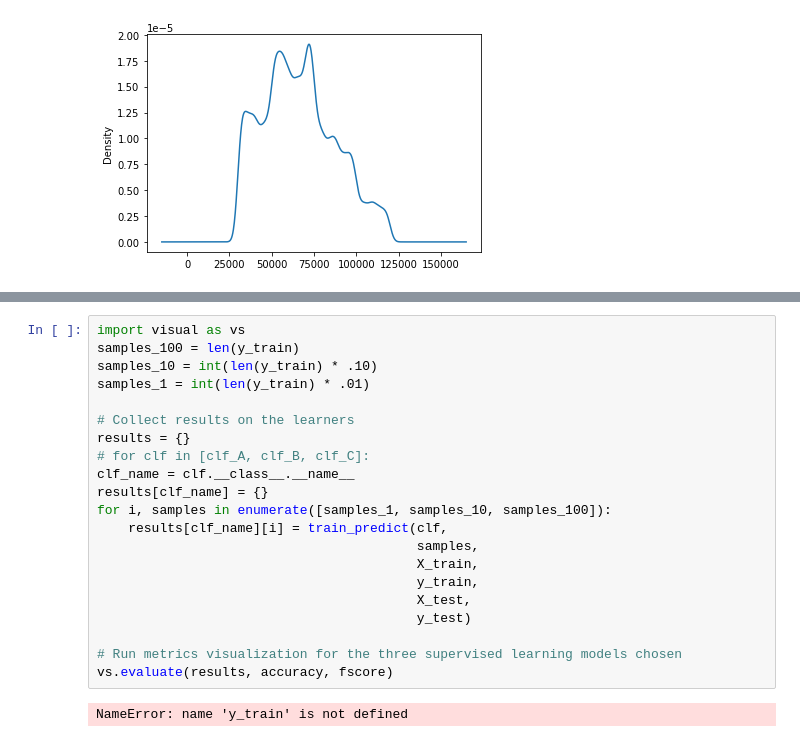
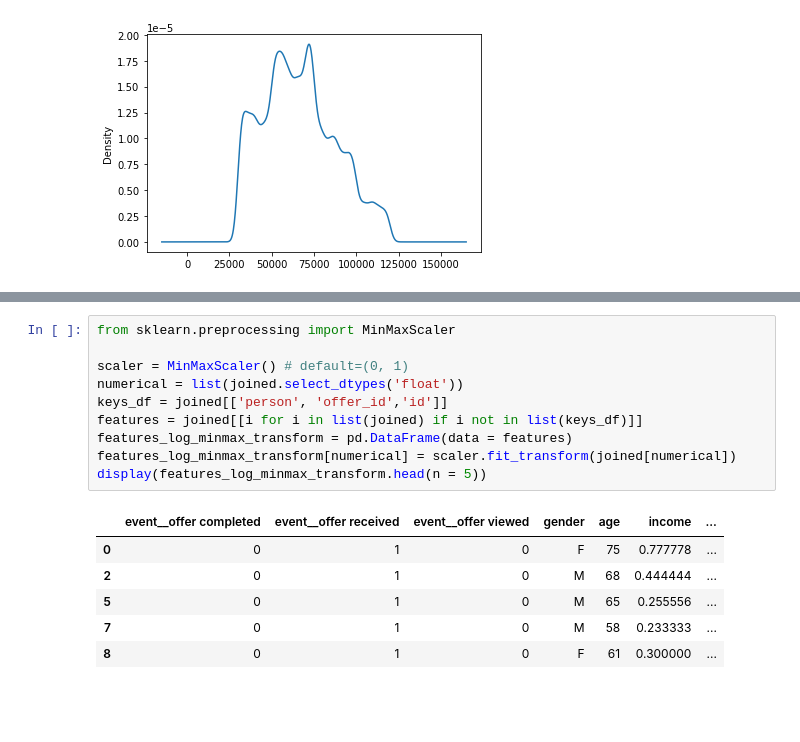
Before and after one commit to jmnickerson05/udacity_starbucks_capstone, a Jupyter notebook: Starbucks_Capstone_notebook.ipynb, the cells around one changed output, grey strips where cells are left out. Cells and saved outputs as stored; diff of their text form; blank space fills up the shorter version.

```diff
--- a/Starbucks_Capstone_notebook.ipynb
+++ b/Starbucks_Capstone_notebook.ipynb
@@ -464,23 +417,17 @@ def train_predict(learner, sample_size, X_train, y_train, X_test, y_test):
-# %%
-import visual as vs
-samples_100 = len(y_train)
-samples_10 = int(len(y_train) * .10)
-samples_1 = int(len(y_train) * .01)
-
-# Collect results on the learners
-results = {}
-# for clf in [clf_A, clf_B, clf_C]:
-clf_name = clf.__class__.__name__
-results[clf_name] = {}
-for i, samples in enumerate([samples_1, samples_10, samples_100]):
-    results[clf_name][i] = train_predict(clf,
-                                         samples,
-                                         X_train,
-                                         y_train,
-                                         X_test,
-                                         y_test)
-
-# Run metrics visualization for the three supervised learning models chosen
-vs.evaluate(results, accuracy, fscore)
-# %% [output]
-NameError: name 'y_train' is not defined
+# %%
+from sklearn.preprocessing import MinMaxScaler
+
+scaler = MinMaxScaler() # default=(0, 1)
+numerical = list(joined.select_dtypes('float'))
+keys_df = joined[['person', 'offer_id','id']]
+features = joined[[i for i in list(joined) if i not in list(keys_df)]]
+features_log_minmax_transform = pd.DataFrame(data = features)
+features_log_minmax_transform[numerical] = scaler.fit_transform(joined[numerical])
+display(features_log_minmax_transform.head(n = 5))
+# %% [output]
+|  | event__offer completed | event__offer received | event__offer viewed | gender | age | income | ... |
+| 0 | 0 | 1 | 0 | F | 75 | 0.777778 | ... |
+| 2 | 0 | 1 | 0 | M | 68 | 0.444444 | ... |
+| 5 | 0 | 1 | 0 | M | 65 | 0.255556 | ... |
+| 7 | 0 | 1 | 0 | M | 58 | 0.233333 | ... |
+| 8 | 0 | 1 | 0 | F | 61 | 0.300000 | ... |
```
Also changed, not shown: parts of 23 cells of this notebook, 1 other file.
